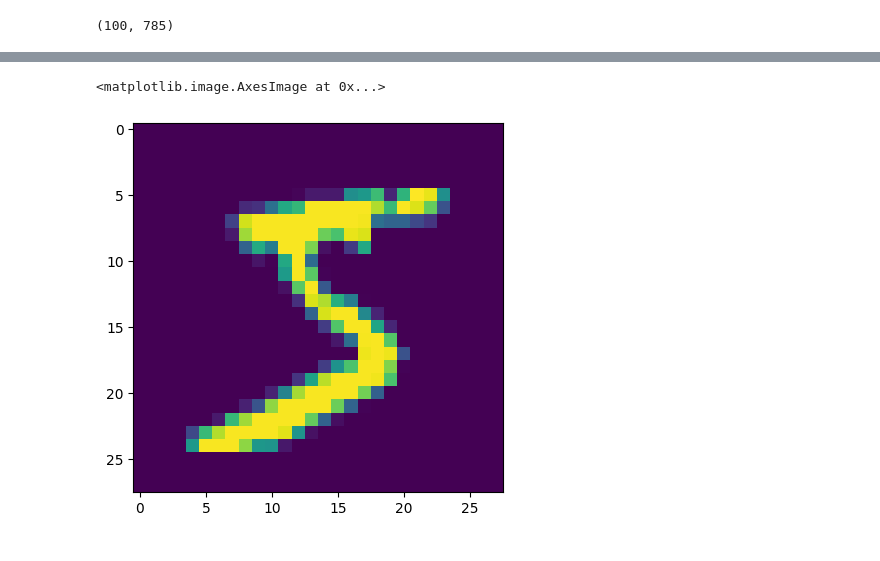
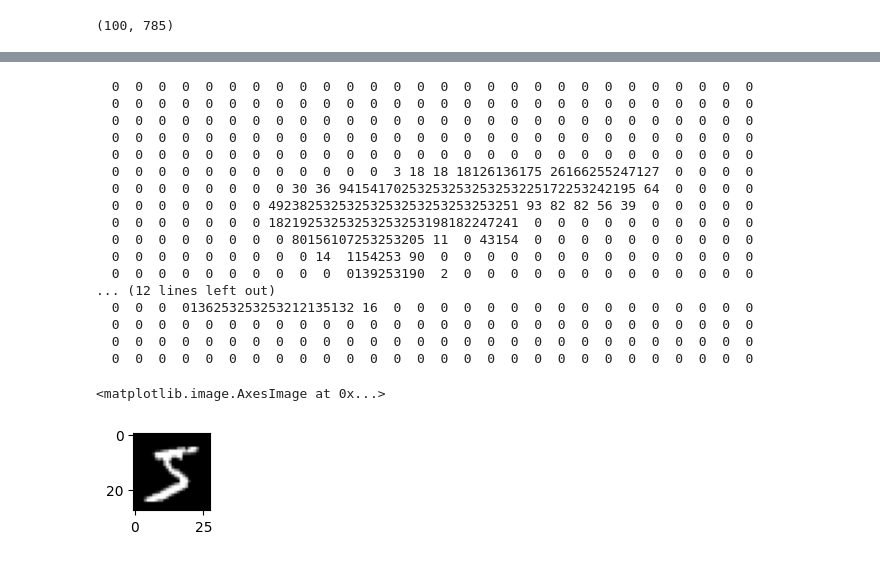
Before and after one commit to tangerineTaste/ai_x, a Jupyter notebook: source/05_DeepLearning/08_DNN(딥러닝)_MNIST(손글씨데이터).ipynb, the cells around one changed output, grey strips where cells are left out. Drawn from its saved outputs; the diff is of its cells as text; code cells hidden in the pictures.

```diff
--- a/source/05_DeepLearning/08_DNN(딥러닝)_MNIST(손글씨데이터).ipynb
+++ b/source/05_DeepLearning/08_DNN(딥러닝)_MNIST(손글씨데이터).ipynb
@@ -7,7 +39,29 @@ data.shape
+# %%
+for row in data[0,1:].reshape(28,28):
+    for pixel in row:
+        print('{:3.0f}'.format(pixel), end='')
+    print()
+# %% [output]
+  0  0  0  0  0  0  0  0  0  0  0  0  0  0  0  0  0  0  0  0  0  0  0  0  0  0  0  0
+  0  0  0  0  0  0  0  0  0  0  0  0  0  0  0  0  0  0  0  0  0  0  0  0  0  0  0  0
+  0  0  0  0  0  0  0  0  0  0  0  0  0  0  0  0  0  0  0  0  0  0  0  0  0  0  0  0
+  0  0  0  0  0  0  0  0  0  0  0  0  0  0  0  0  0  0  0  0  0  0  0  0  0  0  0  0
+  0  0  0  0  0  0  0  0  0  0  0  0  0  0  0  0  0  0  0  0  0  0  0  0  0  0  0  0
+  0  0  0  0  0  0  0  0  0  0  0  0  3 18 18 18126136175 26166255247127  0  0  0  0
+  0  0  0  0  0  0  0  0 30 36 94154170253253253253253225172253242195 64  0  0  0  0
+  0  0  0  0  0  0  0 49238253253253253253253253253251 93 82 82 56 39  0  0  0  0  0
+  0  0  0  0  0  0  0 18219253253253253253198182247241  0  0  0  0  0  0  0  0  0  0
+  0  0  0  0  0  0  0  0 80156107253253205 11  0 43154  0  0  0  0  0  0  0  0  0  0
+  0  0  0  0  0  0  0  0  0 14  1154253 90  0  0  0  0  0  0  0  0  0  0  0  0  0  0
+  0  0  0  0  0  0  0  0  0  0  0139253190  2  0  0  0  0  0  0  0  0  0  0  0  0  0
+... (12 lines left out)
+  0  0  0  0136253253253212135132 16  0  0  0  0  0  0  0  0  0  0  0  0  0  0  0  0
+  0  0  0  0  0  0  0  0  0  0  0  0  0  0  0  0  0  0  0  0  0  0  0  0  0  0  0  0
+  0  0  0  0  0  0  0  0  0  0  0  0  0  0  0  0  0  0  0  0  0  0  0  0  0  0  0  0
+  0  0  0  0  0  0  0  0  0  0  0  0  0  0  0  0  0  0  0  0  0  0  0  0  0  0  0  0
 # %%
-img = data[0, 1:].reshape(28,28)
-import matplotlib.pyplot as plt
-plt.imshow(img)
+plt.figure(figsize=(1,1))
+plt.imshow(data[0, 1:].reshape(28,28), cmap='gray')
 # %% [output]
 <matplotlib.image.AxesImage at 0x...>
-[figure, old version]
+[figure, new version]
```
Also changed, not shown: parts of 24 cells of this notebook, 6 other files.
